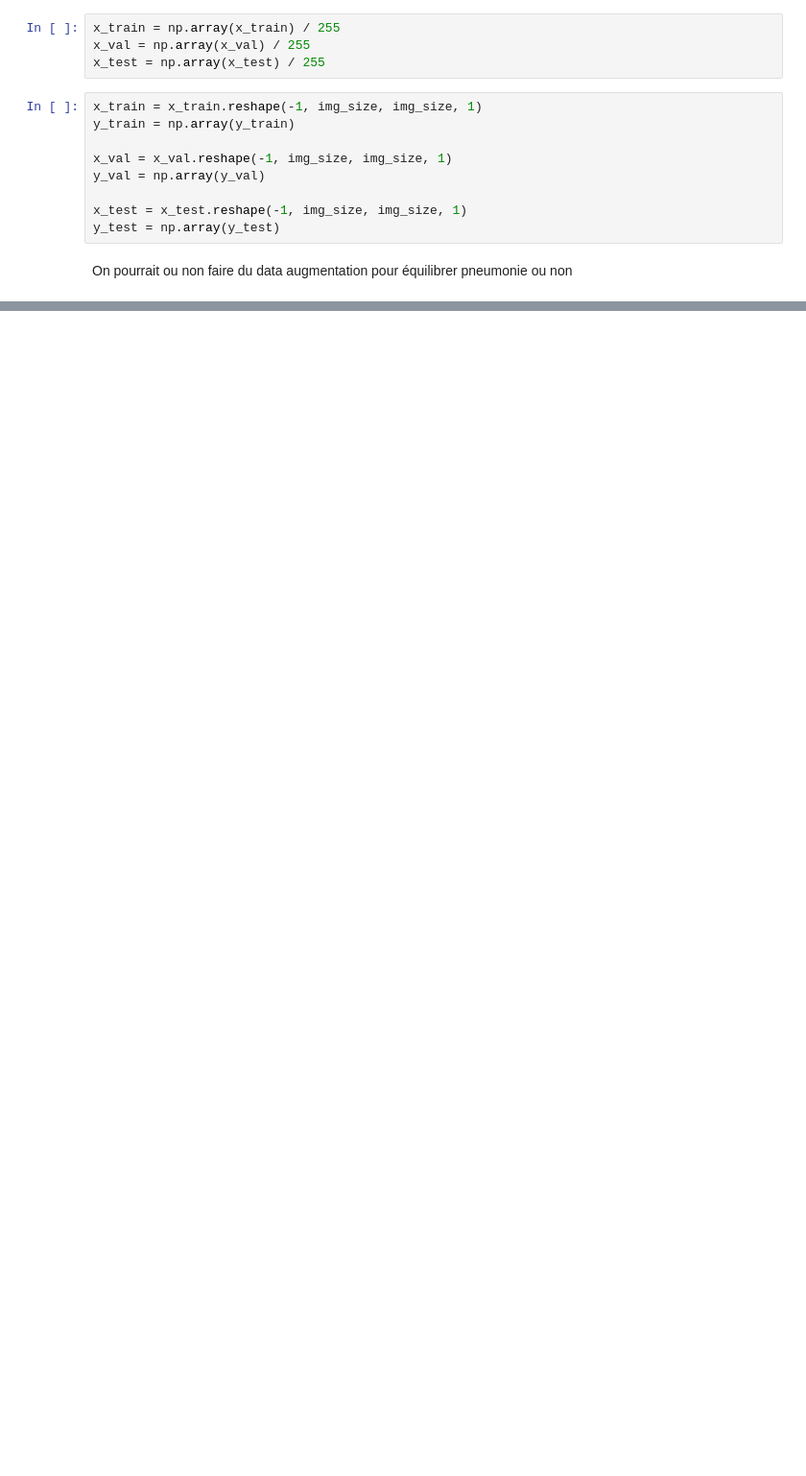
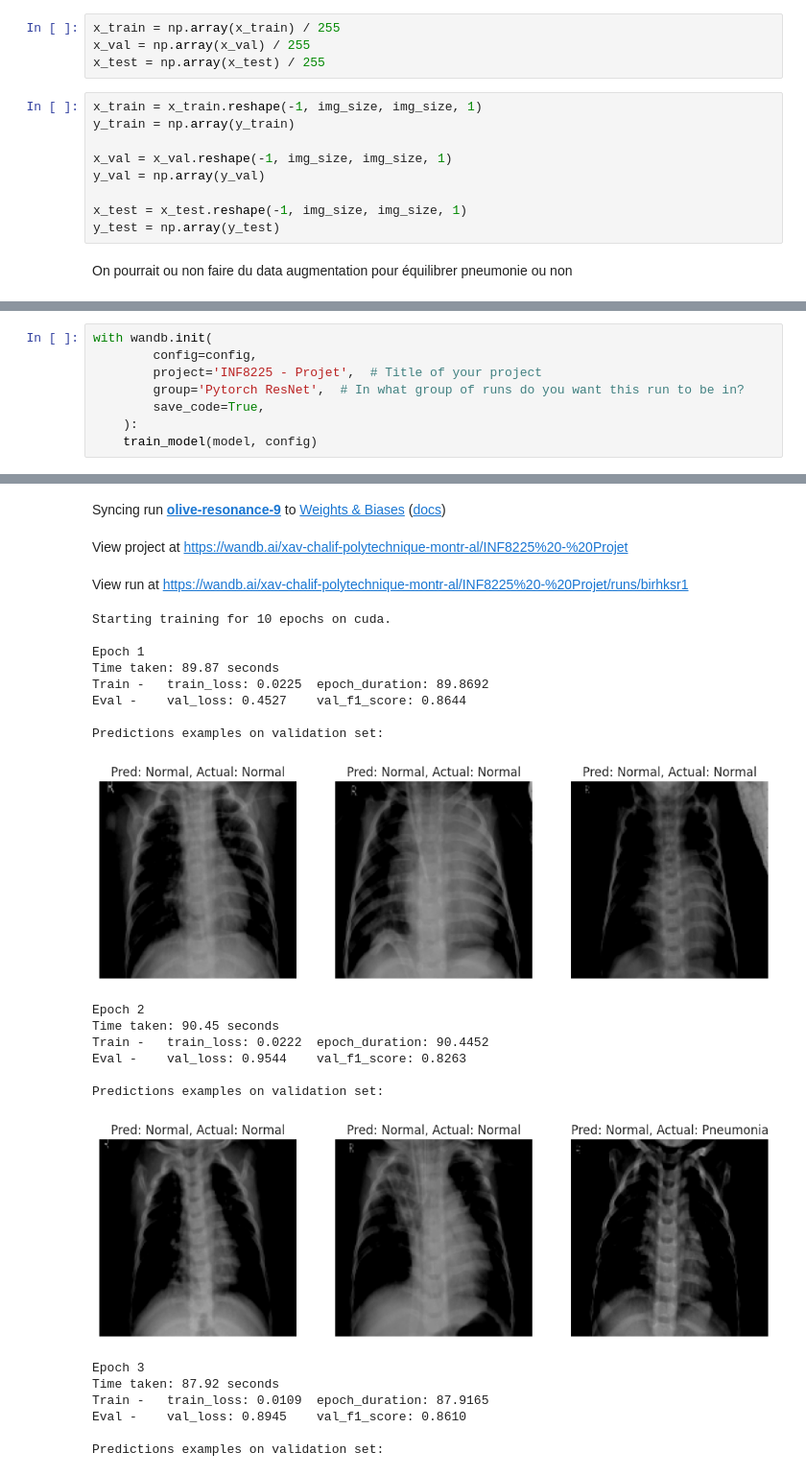
Before and after one commit to xavchalif/INF8225-Projet, a Jupyter notebook: ResNet.ipynb, the cells around one changed output, grey strips where cells are left out. Shown at 96% size. Saved outputs shown, nothing was run; the diff lists cells and outputs as text; blank space fills up the shorter version.

```diff
--- a/ResNet.ipynb
+++ b/ResNet.ipynb
@@ -174,0 +498,9 @@ wandb.finish()
+# %%
+with wandb.init(
+        config=config,
+        project='INF8225 - Projet',  # Title of your project
+        group='Pytorch ResNet',  # In what group of runs do you want this run to be in?
+        save_code=True,
+    ):
+    train_model(model, config)
+# %% [output]
@@ -174,0 +509,25 @@ wandb.finish()
+Syncing run olive-resonance-9 to Weights & Biases (docs)
+View project at https://wandb.ai/xav-chalif-polytechnique-montr-al/INF8225%20-%20Projet
+View run at https://wandb.ai/xav-chalif-polytechnique-montr-al/INF8225%20-%20Projet/runs/birhksr1
+Starting training for 10 epochs on cuda.
+
+Epoch 1
+Time taken: 89.87 seconds
+Train -   train_loss: 0.0225  epoch_duration: 89.8692
+Eval -    val_loss: 0.4527    val_f1_score: 0.8644
+
+Predictions examples on validation set:
+[figure, added]
+Epoch 2
+Time taken: 90.45 seconds
+Train -   train_loss: 0.0222  epoch_duration: 90.4452
+Eval -    val_loss: 0.9544    val_f1_score: 0.8263
+
+Predictions examples on validation set:
+[figure, added]
+Epoch 3
+Time taken: 87.92 seconds
+Train -   train_loss: 0.0109  epoch_duration: 87.9165
+Eval -    val_loss: 0.8945    val_f1_score: 0.8610
+
+Predictions examples on validation set:
```
Also changed, not shown: parts of 28 cells of this notebook, 1 other file.
